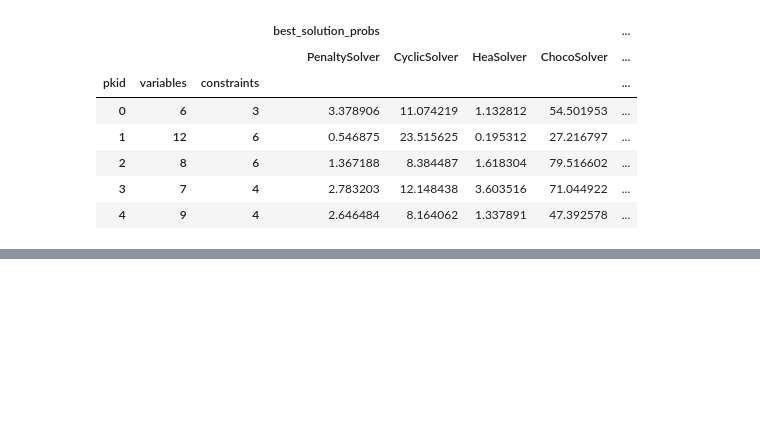
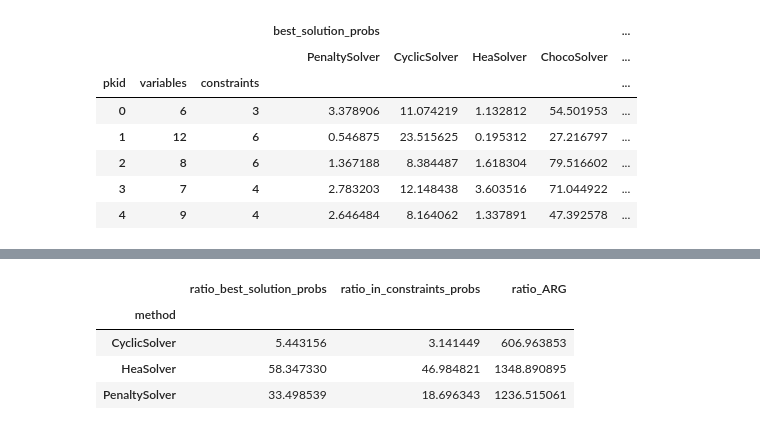
Before and after one commit to JanusQ/Choco-Q, a Jupyter notebook: implementations/1_table.ipynb, the cells around one changed output, grey strips where cells are left out. Cells and saved outputs as stored; diff of their text form; code cells hidden in the pictures; blank space fills up the shorter version.

```diff
--- a/implementations/1_table.ipynb
+++ b/implementations/1_table.ipynb
@@ -312,0 +317,37 @@ pivot_df
+# %%
+# Row-wise ratio calculation
+methods = ['PenaltySolver', 'CyclicSolver', 'HeaSolver']
+ratios_rowwise = []
+
+for idx, row in pivot_df.iterrows():
+    choco_best_solution_probs = row['best_solution_probs', 'ChocoSolver']
+    choco_in_constraints_probs = row['in_constraints_probs', 'ChocoSolver']
+    choco_ARG = row['ARG', 'ChocoSolver']
+
+    for method in methods:
+        ratio_best_solution_probs = choco_best_solution_probs / row['best_solution_probs', method]
+        ratio_in_constraints_probs = choco_in_constraints_probs / row['in_constraints_probs', method]
+        ratio_ARG = row['ARG', method] / choco_ARG
+
+        ratios_rowwise.append({
+            'pkid': row.name[0],
+            'variables': row.name[1],
+            'constraints': row.name[2],
+            'method': method,
+            'ratio_best_solution_probs': ratio_best_solution_probs,
+            'ratio_in_constraints_probs': ratio_in_constraints_probs,
+            'ratio_ARG': ratio_ARG
+        })
+
+# Convert the result into a DataFrame
+ratios_rowwise_df = pd.DataFrame(ratios_rowwise)
+
+# Calculate the average ratio for each metric
+ratios_avg_df = ratios_rowwise_df.groupby('method').mean()[['ratio_best_solution_probs', 'ratio_in_constraints_probs', 'ratio_ARG']]
+ratios_avg_df
+# %% [output]
+|  | ratio_best_solution_probs | ratio_in_constraints_probs | ratio_ARG |
+| method |  |  |  |
+| CyclicSolver | 5.443156 | 3.141449 | 606.963853 |
+| HeaSolver | 58.347330 | 46.984821 | 1348.890895 |
+| PenaltySolver | 33.498539 | 18.696343 | 1236.515061 |
```
Also changed, not shown: parts of 1 cell of this notebook.
